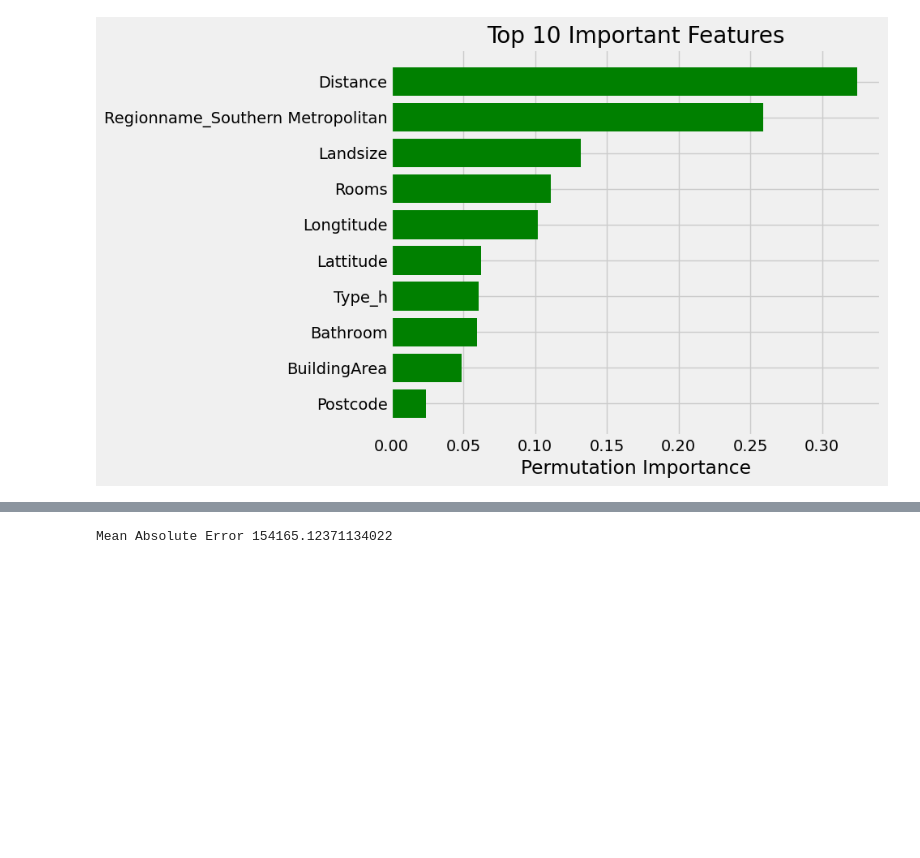
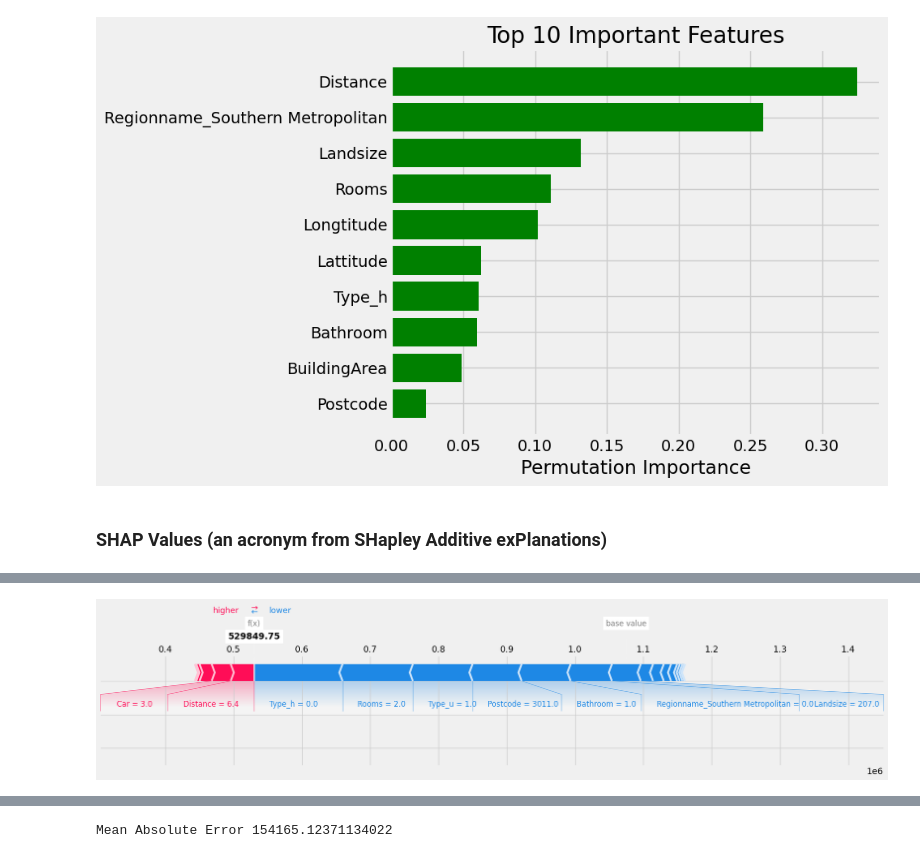
Before and after one commit to godsonginika/Data-Science-ML-Projects, a Jupyter notebook: House Price Prediction.ipynb, the cells around one changed output, grey strips where cells are left out. Drawn from its saved outputs; the diff is of its cells as text; code cells hidden in the pictures; blank space fills up the shorter version.

```diff
--- a/House Price Prediction.ipynb
+++ b/House Price Prediction.ipynb
@@ -155,3 +161,5 @@ plt.tight_layout()
 plt.show()
 # %% [output]
 [figure]
+# %% [markdown]
+### SHAP Values (an acronym from SHapley Additive exPlanations)
@@ -157,0 +199,16 @@ plt.show()
+# %%
+# STEP 4: Visualize SHAP Explanation
+# Load JavaScript visualizations for interactive SHAP plots (works in Jupyter)
+shap.initjs()
+
+# Plot the SHAP explanation using a force plot, showing how each feature contributed to the prediction
+# `expected_value`(baseline value): the average model output over training data
+# `shap_values[0]`: the SHAP values for the selected row
+# `data_transformed_df.iloc[0]`: the feature values for the row (with names)
+shap.force_plot(
+    explainer.expected_value,
+    shap_values,
+    data_transformed_df.iloc[0],
+    matplotlib=True  # optional for notebook-friendly display
+    )
+# %% [output]
@@ -157,0 +216 @@ plt.show()
+[figure, added]
```
Also changed, not shown: parts of 6 cells of this notebook.
